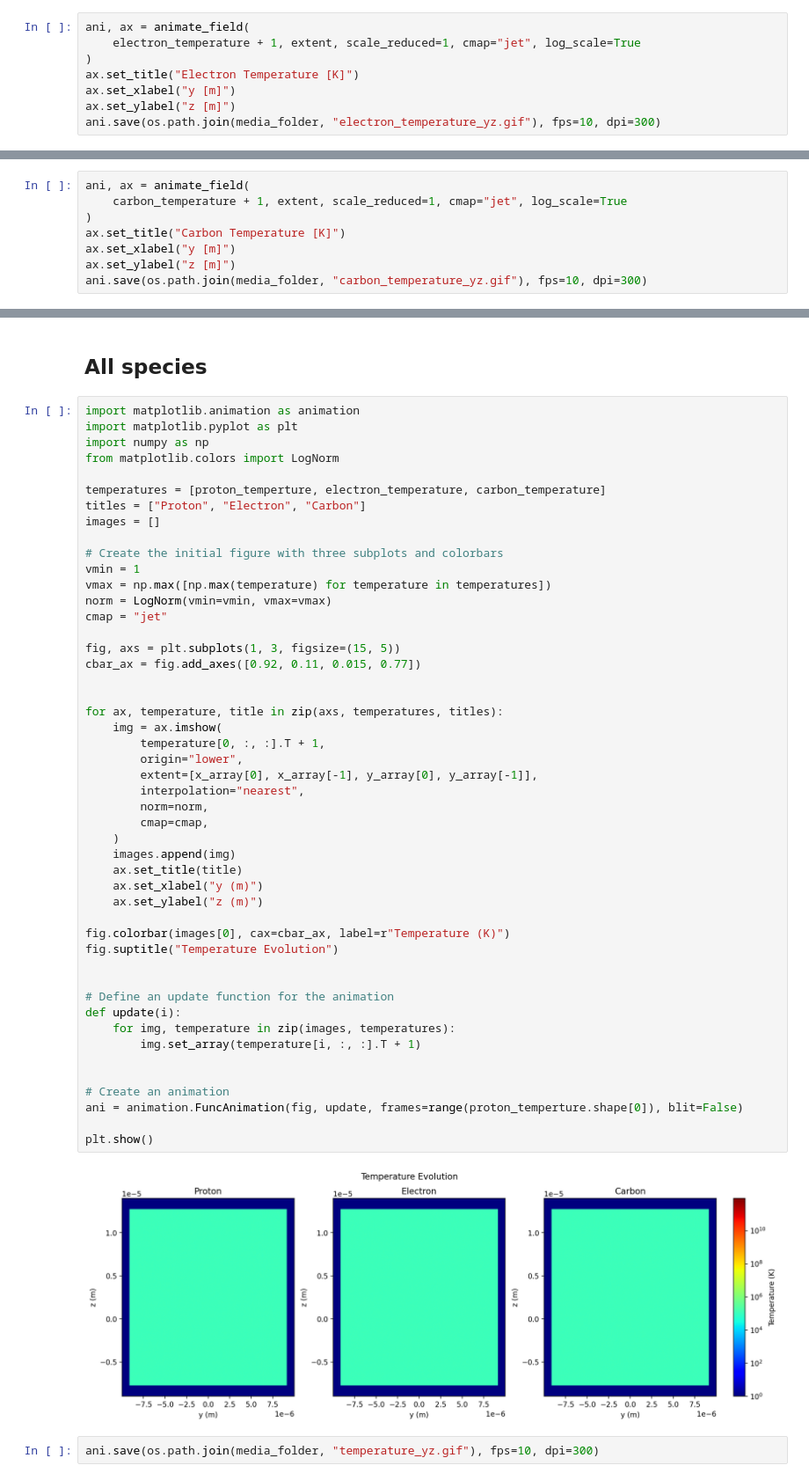
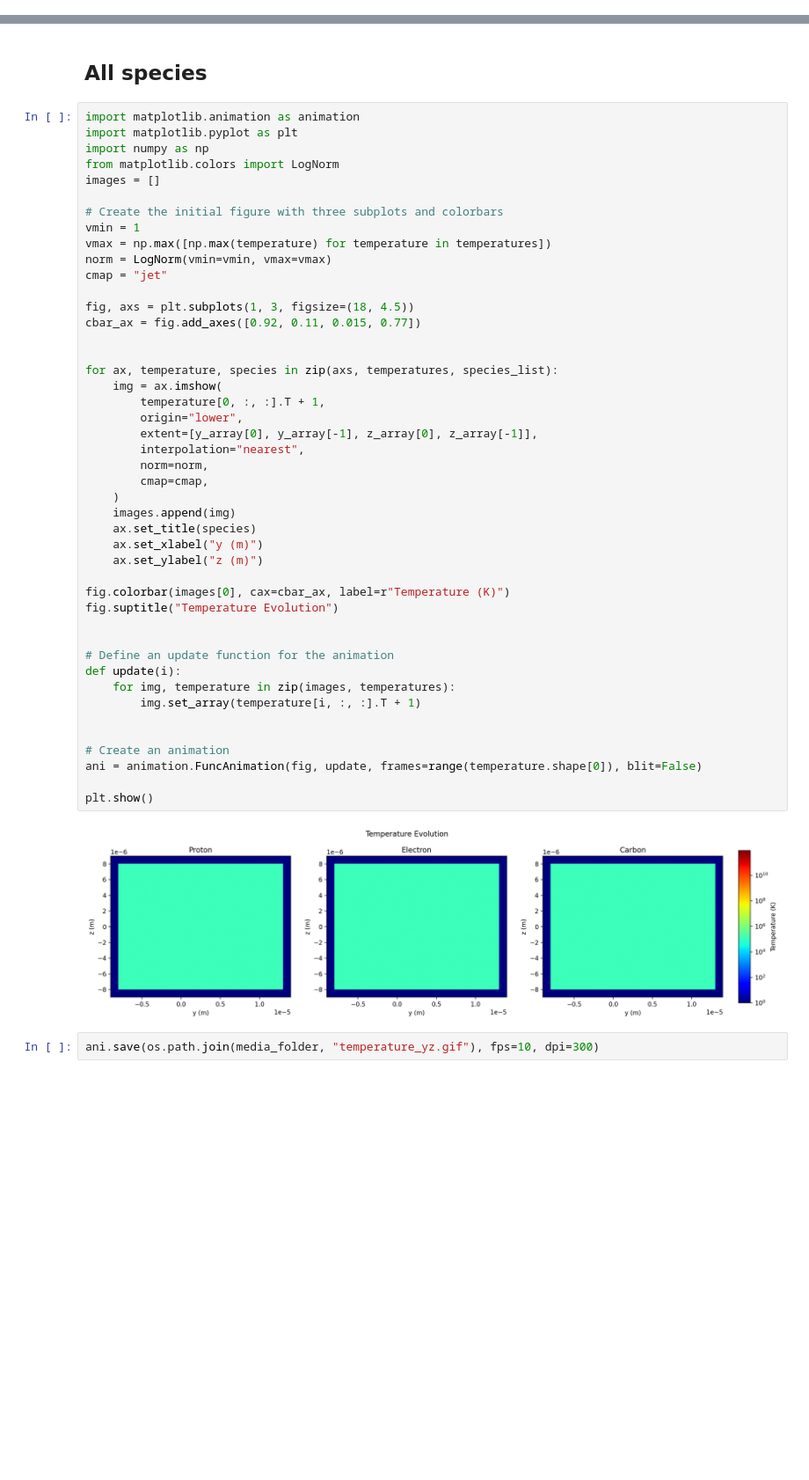
Before and after one commit to Wang-Zhongwei/EpochSims, a Jupyter notebook: analysis/3d/temperature_evolution_yz.ipynb, the cells around one changed output, grey strips where cells are left out. Shown at 88% size. Drawn from its saved outputs; the diff is of its cells as text; blank space fills up the shorter version.

```diff
--- a/analysis/3d/temperature_evolution_yz.ipynb
+++ b/analysis/3d/temperature_evolution_yz.ipynb
@@ -39,8 +34,0 @@ electron_temperature = np.load(
-# %%
-ani, ax = animate_field(
-    electron_temperature + 1, extent, scale_reduced=1, cmap="jet", log_scale=True
-)
-ax.set_title("Electron Temperature [K]")
-ax.set_xlabel("y [m]")
-ax.set_ylabel("z [m]")
-ani.save(os.path.join(media_folder, "electron_temperature_yz.gif"), fps=10, dpi=300)
@@ -56,8 +34,0 @@ carbon_temperature = np.load(
-# %%
-ani, ax = animate_field(
-    carbon_temperature + 1, extent, scale_reduced=1, cmap="jet", log_scale=True
-)
-ax.set_title("Carbon Temperature [K]")
-ax.set_xlabel("y [m]")
-ax.set_ylabel("z [m]")
-ani.save(os.path.join(media_folder, "carbon_temperature_yz.gif"), fps=10, dpi=300)
@@ -70,9 +39,6 @@ import matplotlib.animation as animation
 import matplotlib.pyplot as plt
 import numpy as np
 from matplotlib.colors import LogNorm
-
-temperatures = [proton_temperture, electron_temperature, carbon_temperature]
-titles = ["Proton", "Electron", "Carbon"]
 images = []
 
 # Create the initial figure with three subplots and colorbars
@@ -81,39 +47,39 @@ vmax = np.max([np.max(temperature) for temperature in temperatures])
 norm = LogNorm(vmin=vmin, vmax=vmax)
 cmap = "jet"
 
-fig, axs = plt.subplots(1, 3, figsize=(15, 5))
+fig, axs = plt.subplots(1, 3, figsize=(18, 4.5))
 cbar_ax = fig.add_axes([0.92, 0.11, 0.015, 0.77])
 
 
-for ax, temperature, title in zip(axs, temperatures, titles):
+for ax, temperature, species in zip(axs, temperatures, species_list):
     img = ax.imshow(
         temperature[0, :, :].T + 1,
         origin="lower",
-        extent=[x_array[0], x_array[-1], y_array[0], y_array[-1]],
+        extent=[y_array[0], y_array[-1], z_array[0], z_array[-1]],
         interpolation="nearest",
         norm=norm,
         cmap=cmap,
     )
     images.append(img)
-    ax.set_title(title)
+    ax.set_title(species)
     ax.set_xlabel("y (m)")
     ax.set_ylabel("z (m)")
 
 fig.colorbar(images[0], cax=cbar_ax, label=r"Temperature (K)")
 fig.suptitle("Temperature Evolution")
 
 
 # Define an update function for the animation
 def update(i):
     for img, temperature in zip(images, temperatures):
         img.set_array(temperature[i, :, :].T + 1)
 
 
 # Create an animation
-ani = animation.FuncAnimation(fig, update, frames=range(proton_temperture.shape[0]), blit=False)
+ani = animation.FuncAnimation(fig, update, frames=range(temperature.shape[0]), blit=False)
 
 plt.show()
 # %% [output]
-[figure, old version]
+[figure, new version]
 # %%
 ani.save(os.path.join(media_folder, "temperature_yz.gif"), fps=10, dpi=300)
```
Also changed, not shown: parts of 9 cells of this notebook, 23 other files.
